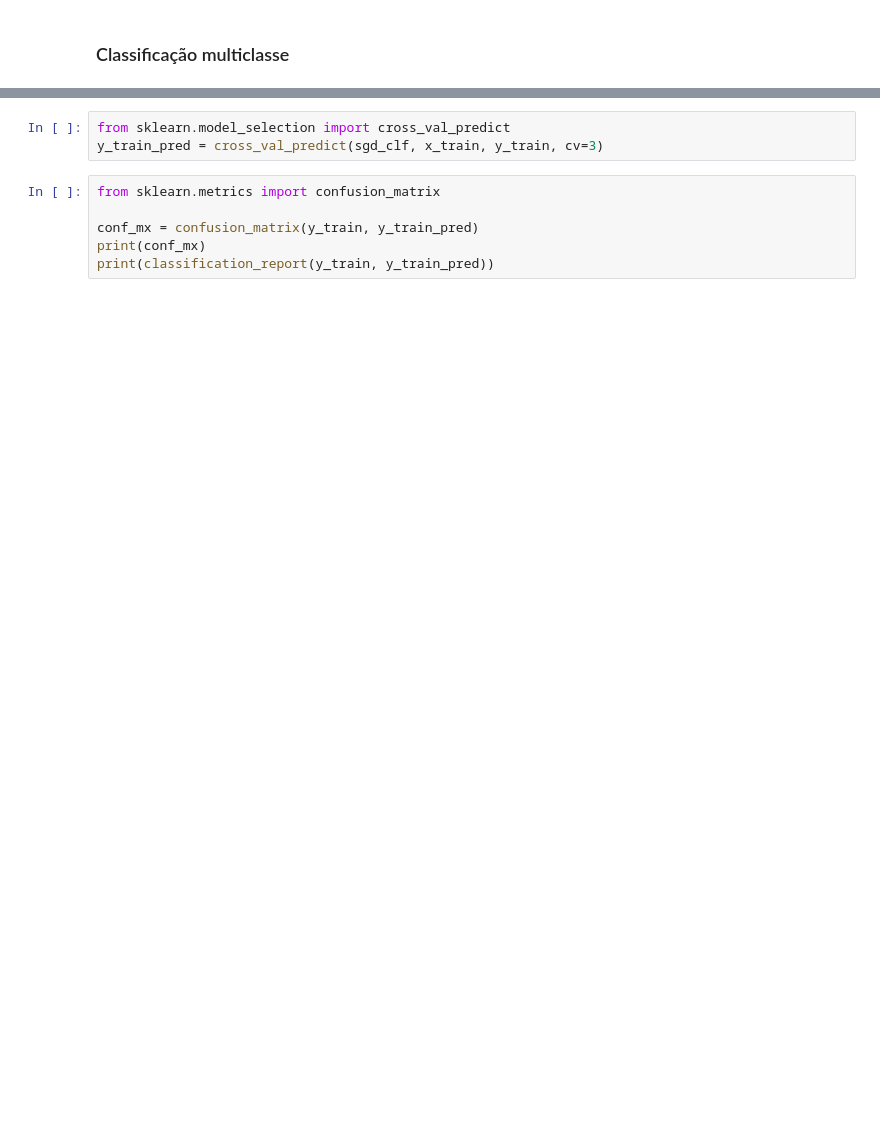
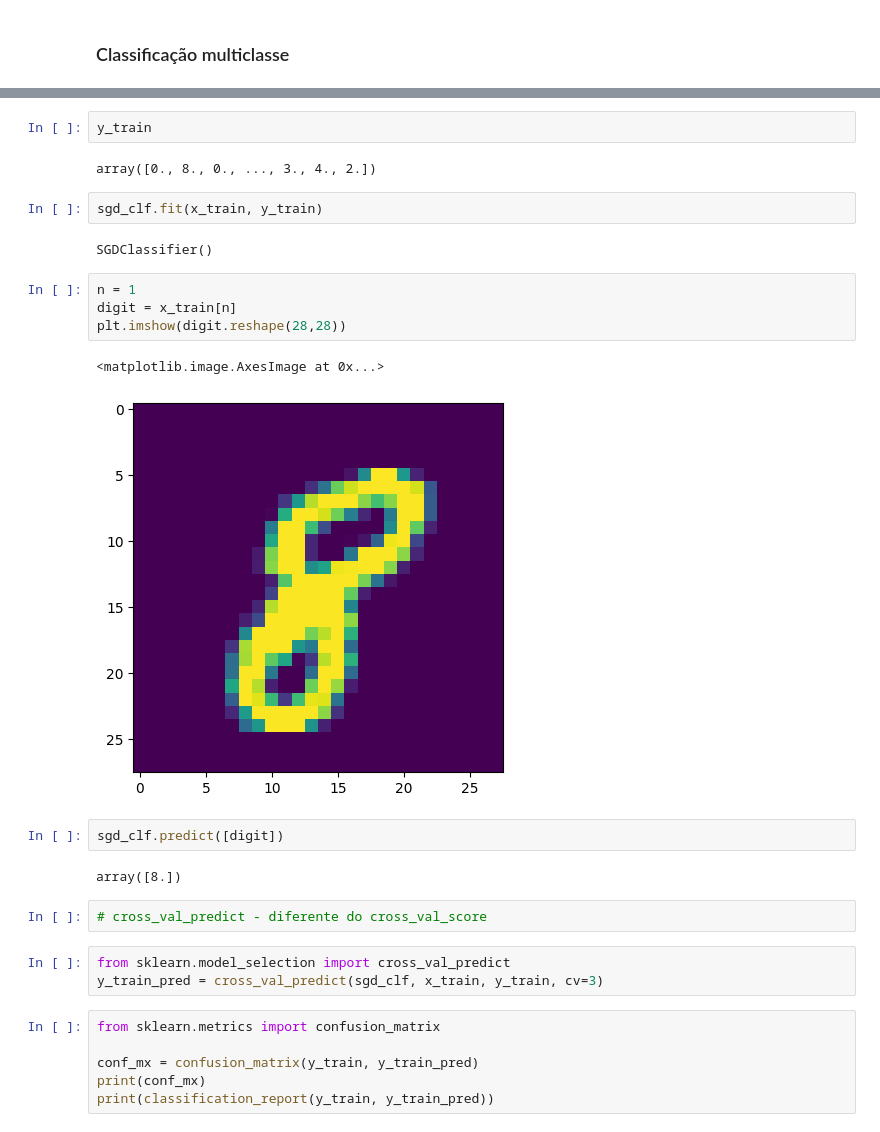
Before and after one commit to AnaMarcacini/Asimov_Academy, a Jupyter notebook: Data Science e Machine Learning/Modelos de Classificação/modelos-de classificacao.ipynb, the cells around one changed output, grey strips where cells are left out. Cells and saved outputs as stored; diff of their text form; blank space fills up the shorter version.

```diff
--- a/Data Science e Machine Learning/Modelos de Classificação/modelos-de classificacao.ipynb
+++ b/Data Science e Machine Learning/Modelos de Classificação/modelos-de classificacao.ipynb
@@ -236,3 +258,24 @@ sgd_clf.fit(x_train, y_train)
+# %%
+y_train
+# %% [output]
+array([0., 8., 0., ..., 3., 4., 2.])
+# %%
+sgd_clf.fit(x_train, y_train)
+# %% [output]
+SGDClassifier()
+# %%
+n = 1
+digit = x_train[n]
+plt.imshow(digit.reshape(28,28))
+# %% [output]
+<matplotlib.image.AxesImage at 0x...>
+[figure, added]
+# %%
+sgd_clf.predict([digit])
+# %% [output]
+array([8.])
+# %%
+# cross_val_predict - diferente do cross_val_score
 # %%
 from sklearn.model_selection import cross_val_predict
 y_train_pred = cross_val_predict(sgd_clf, x_train, y_train, cv=3)
```
Also changed, not shown: parts of 25 cells of this notebook.
